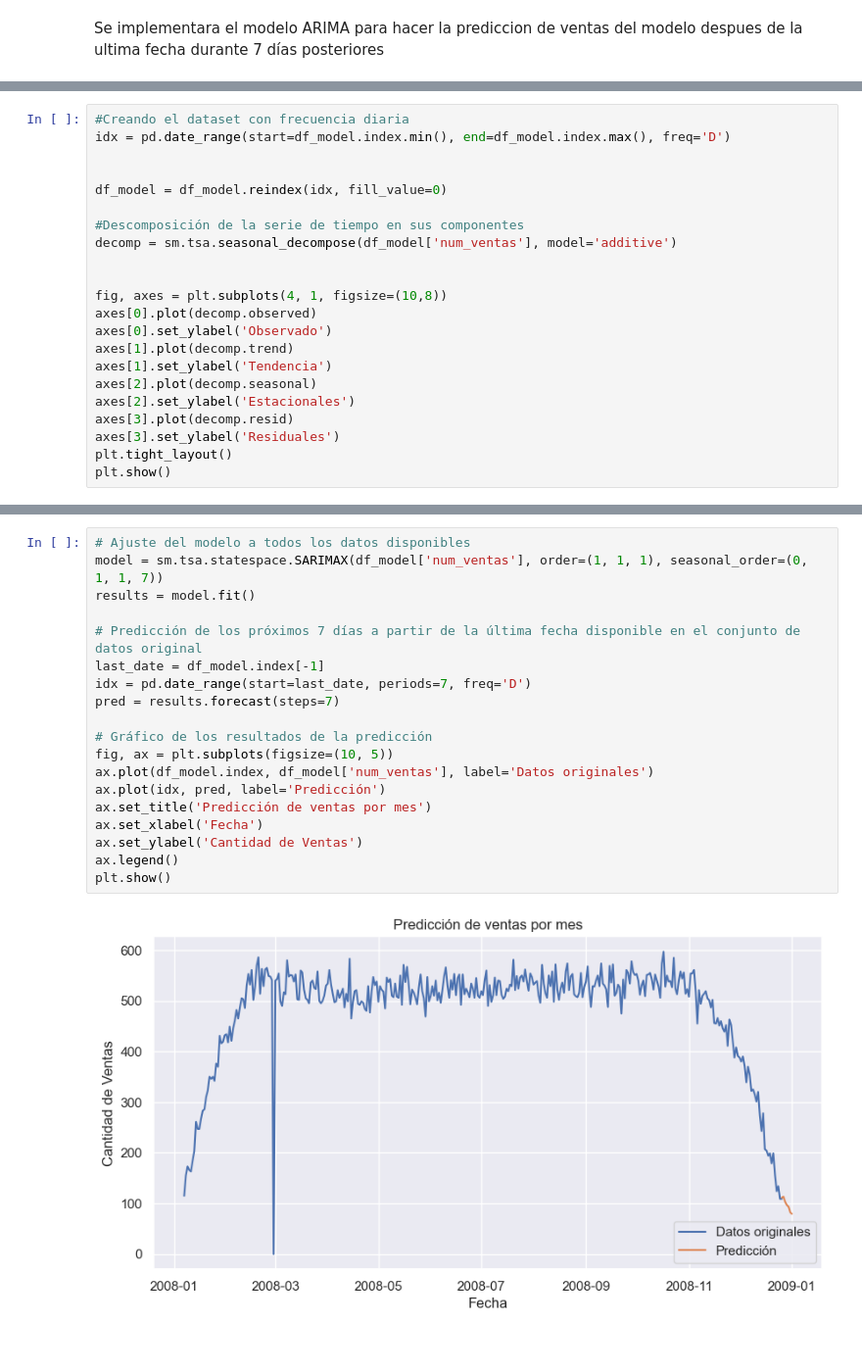
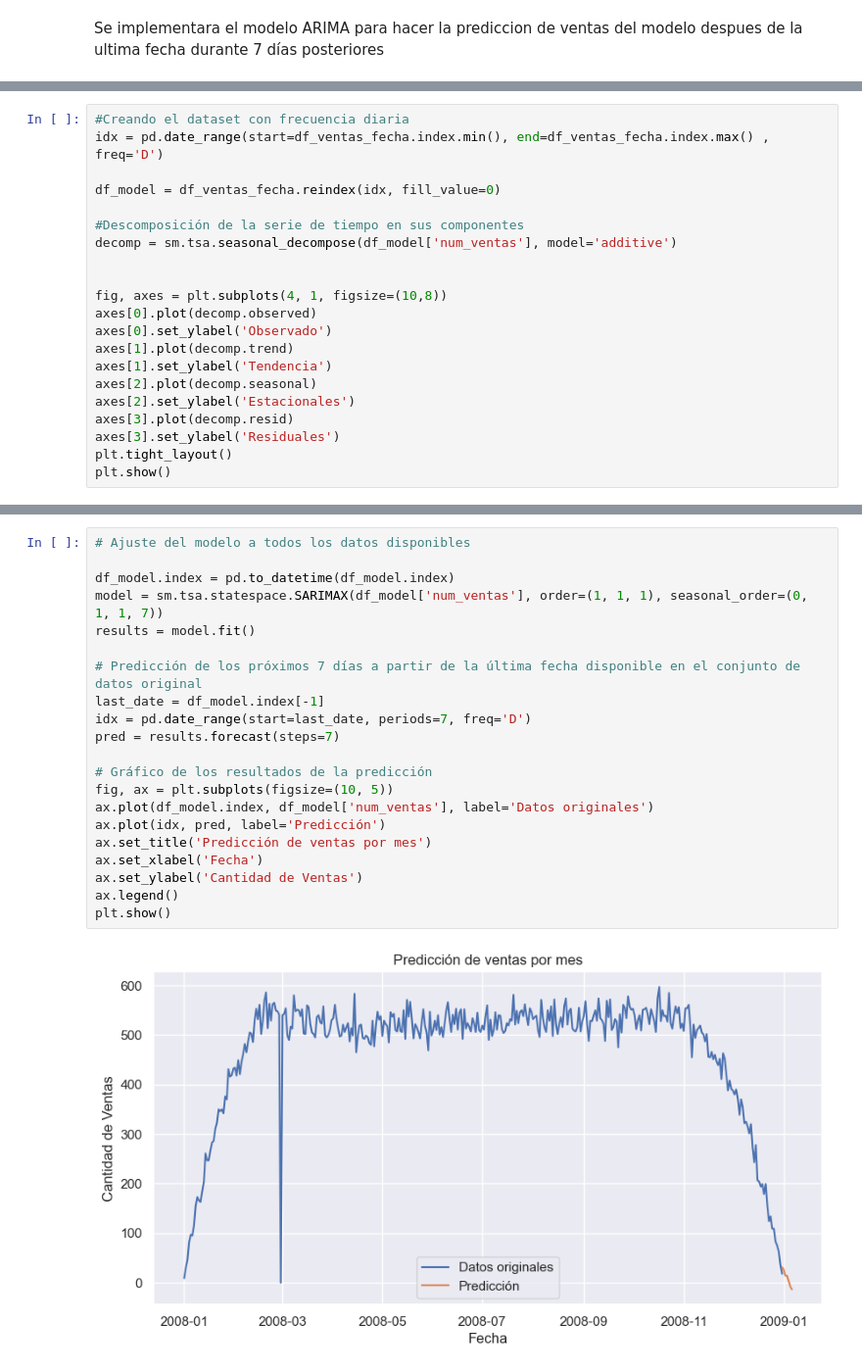
Before and after one commit to lauracamilaballesteros/forecast-fastapi-docker, a Jupyter notebook: notebooks/model/forecast-model.ipynb, the cells around one changed output, grey strips where cells are left out. Shown at 98% size. Cells and saved outputs as stored; diff of their text form.

Commit message:
modelo de serie de tiempo

```diff
--- a/notebooks/model/forecast-model.ipynb
+++ b/notebooks/model/forecast-model.ipynb
@@ -216,9 +213,8 @@ df_model = df_ventas_fecha[np.abs(df_ventas_fecha['num_ventas'] - df_ventas_fech
 # %%
 #Creando el dataset con frecuencia diaria
-idx = pd.date_range(start=df_model.index.min(), end=df_model.index.max(), freq='D')
+idx = pd.date_range(start=df_ventas_fecha.index.min(), end=df_ventas_fecha.index.max() , freq='D')
 
-
-df_model = df_model.reindex(idx, fill_value=0)
+df_model = df_ventas_fecha.reindex(idx, fill_value=0)
 
 #Descomposición de la serie de tiempo en sus componentes
 decomp = sm.tsa.seasonal_decompose(df_model['num_ventas'], model='additive')
@@ -240,21 +252,23 @@ plt.show()
 # %%
 # Ajuste del modelo a todos los datos disponibles
+
+df_model.index = pd.to_datetime(df_model.index)
 model = sm.tsa.statespace.SARIMAX(df_model['num_ventas'], order=(1, 1, 1), seasonal_order=(0, 1, 1, 7))
 results = model.fit()
 
 # Predicción de los próximos 7 días a partir de la última fecha disponible en el conjunto de datos original
 last_date = df_model.index[-1]
 idx = pd.date_range(start=last_date, periods=7, freq='D')
 pred = results.forecast(steps=7)
 
 # Gráfico de los resultados de la predicción
 fig, ax = plt.subplots(figsize=(10, 5))
 ax.plot(df_model.index, df_model['num_ventas'], label='Datos originales')
 ax.plot(idx, pred, label='Predicción')
 ax.set_title('Predicción de ventas por mes')
 ax.set_xlabel('Fecha')
 ax.set_ylabel('Cantidad de Ventas')
 ax.legend()
 plt.show()
 # %% [output]
-[figure, old version]
+[figure, new version]
```
Also changed, not shown: parts of 6 cells of this notebook.
